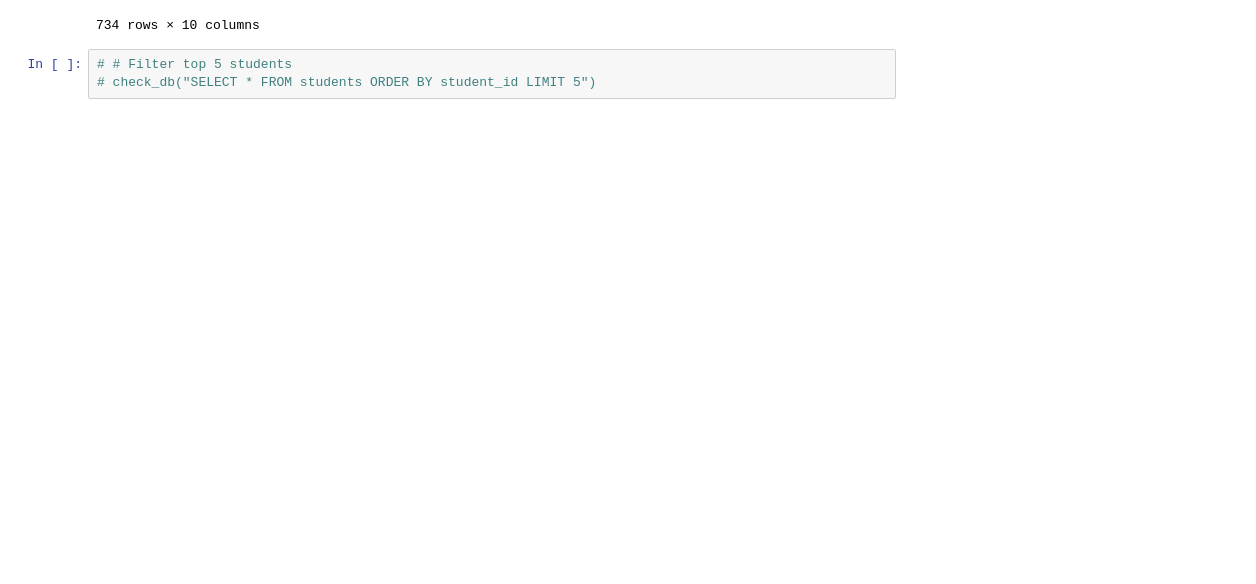
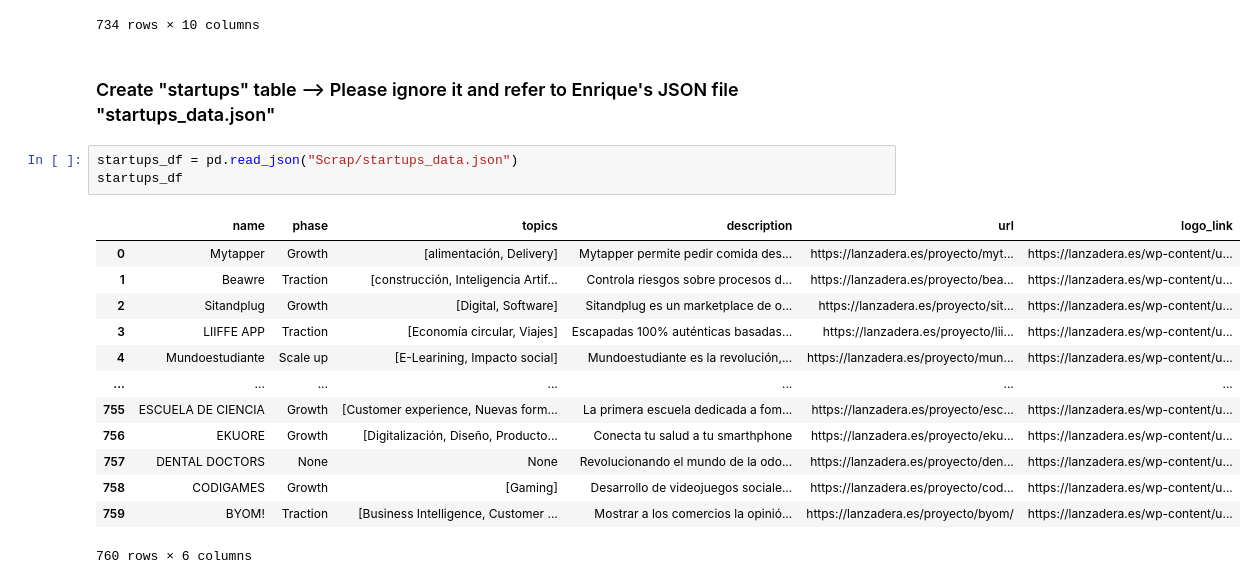
Before and after one commit to secady/edem_deployment_aws, a Jupyter notebook: v2_db_creation_AWS.ipynb, the cells around one changed output. Drawn from its saved outputs; the diff is of its cells as text; blank space fills up the shorter version.

```diff
--- a/v2_db_creation_AWS.ipynb
+++ b/v2_db_creation_AWS.ipynb
@@ -746,6 +783,22 @@ check_db("SELECT * FROM students")
 | 732 | 733 | conradooliva@edem.es | Conrado | Oliva | male | 23 | MBA Junior | 1 | [14, 6, 13, 5, 16, 3, 1, 12, 9, 1... | [Music, Entrepreneurship, Design,... |
 | 733 | 734 | consuelabenito@edem.es | Consuela | Benito | female | 18 | BSc in Engineering and Management | 3 | [6, 10, 1, 11, 5, 15, 14, 12, 8, ... | [Entrepreneurship, Economy, Marke... |
 734 rows × 10 columns
-# %%
-# # Filter top 5 students
-# check_db("SELECT * FROM students ORDER BY student_id LIMIT 5")
+# %% [markdown]
+### Create "startups" table --> Please ignore it and refer to Enrique's JSON file "startups_data.json"
+# %%
+startups_df = pd.read_json("Scrap/startups_data.json")
+startups_df
+# %% [output]
+|  | name | phase | topics | description | url | logo_link |
+| 0 | Mytapper | Growth | [alimentación, Delivery] | Mytapper permite pedir comida des... | https://lanzadera.es/proyecto/myt... | https://lanzadera.es/wp-content/u... |
+| 1 | Beawre | Traction | [construcción, Inteligencia Artif... | Controla riesgos sobre procesos d... | https://lanzadera.es/proyecto/bea... | https://lanzadera.es/wp-content/u... |
+| 2 | Sitandplug | Growth | [Digital, Software] | Sitandplug es un marketplace de o... | https://lanzadera.es/proyecto/sit... | https://lanzadera.es/wp-content/u... |
+| 3 | LIIFFE APP | Traction | [Economía circular, Viajes] | Escapadas 100% auténticas basadas... | https://lanzadera.es/proyecto/lii... | https://lanzadera.es/wp-content/u... |
+| 4 | Mundoestudiante | Scale up | [E-Learining, Impacto social] | Mundoestudiante es la revolución,... | https://lanzadera.es/proyecto/mun... | https://lanzadera.es/wp-content/u... |
+| ... | ... | ... | ... | ... | ... | ... |
+| 755 | ESCUELA DE CIENCIA | Growth | [Customer experience, Nuevas form... | La primera escuela dedicada a fom... | https://lanzadera.es/proyecto/esc... | https://lanzadera.es/wp-content/u... |
+| 756 | EKUORE | Growth | [Digitalización, Diseño, Producto... | Conecta tu salud a tu smarthphone | https://lanzadera.es/proyecto/eku... | https://lanzadera.es/wp-content/u... |
+| 757 | DENTAL DOCTORS | None | None | Revolucionando el mundo de la odo... | https://lanzadera.es/proyecto/den... | https://lanzadera.es/wp-content/u... |
+| 758 | CODIGAMES | Growth | [Gaming] | Desarrollo de videojuegos sociale... | https://lanzadera.es/proyecto/cod... | https://lanzadera.es/wp-content/u... |
+| 759 | BYOM! | Traction | [Business Intelligence, Customer ... | Mostrar a los comercios la opinió... | https://lanzadera.es/proyecto/byom/ | https://lanzadera.es/wp-content/u... |
+760 rows × 6 columns
```
Also changed, not shown: parts of 22 cells of this notebook, 7 other files.
